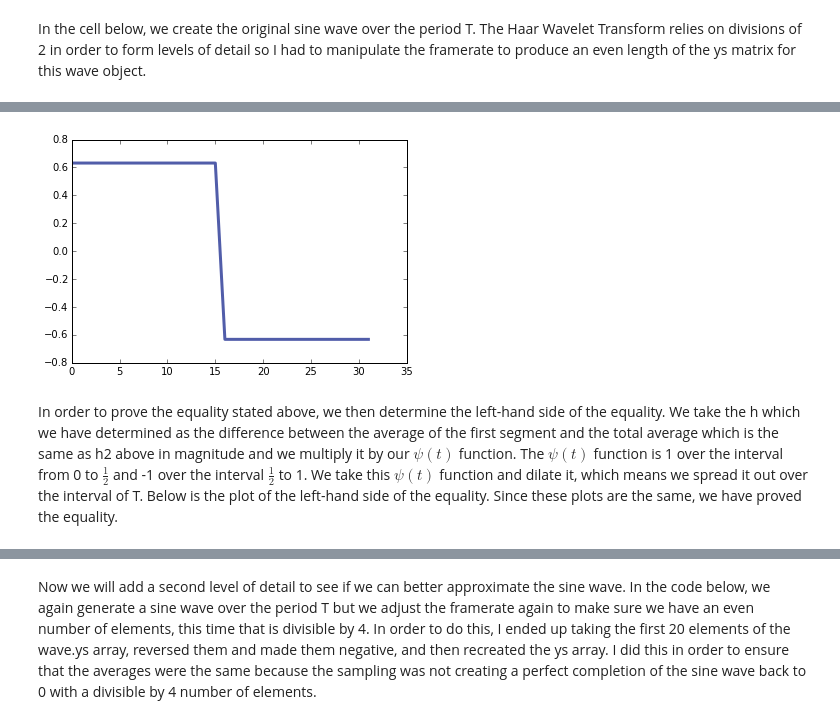
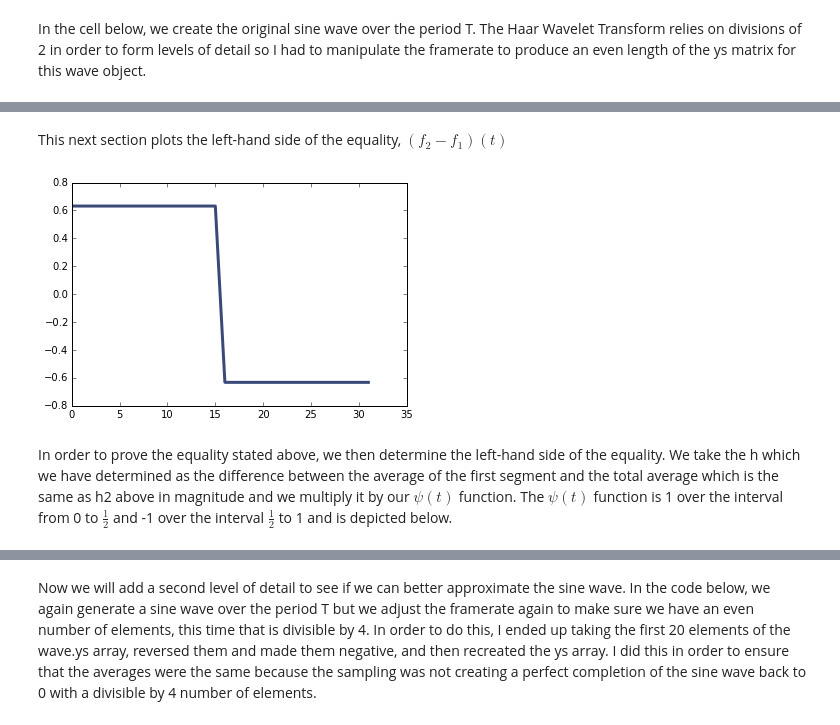
Before and after one commit to dinopants174/SigSys_Final_Project, a Jupyter notebook: ZG_Haar_Wavelet_Test.ipynb, the cells around one changed output, grey strips where cells are left out. Drawn from its saved outputs; the diff is of its cells as text; code cells hidden in the pictures.

```diff
--- a/ZG_Haar_Wavelet_Test.ipynb
+++ b/ZG_Haar_Wavelet_Test.ipynb
@@ -35,16 +40,18 @@ where h is the difference between the average over the interval 0 to $\frac{T}{2
+# %% [markdown]
+This next section plots the left-hand side of the equality, $(f_2 - f_1)(t)$
 # %%
 f1 = np.mean(wave.ys)  #f1(t)
 ys1 = wave.ys[0:len(wave.ys)/2]
 ys2 = wave.ys[len(wave.ys)/2:len(wave.ys)]
 f21 = np.mean(ys1)  #f2(t)
 f22 = np.mean(ys2)
 
 h = f21 - f1
 h2 = f22 - f1
 
-right = np.concatenate([h*np.ones(len(ys1)),  h2*np.ones(len(ys2))])
-thinkplot.plot(right) #f2(t) - f1(t)
+left = np.concatenate([h*np.ones(len(ys1)),  h2*np.ones(len(ys2))])
+thinkplot.plot(left) #f2(t) - f1(t)
 # %% [output]
-[figure, old version]
+[figure, new version]
 # %% [markdown]
-In order to prove the equality stated above, we then determine the left-hand side of the equality. We take the h which we have determined as the difference between the average of the first segment and the total average which is the same as h2 above in magnitude and we multiply it by our $\psi(t)$ function. The $\psi(t)$ function is 1 over the interval from 0 to $\frac{1}{2}$ and -1 over the interval $\frac{1}{2}$ to 1. We take this $\psi(t)$ function and dilate it, which means we spread it out over the interval of T. Below is the plot of the left-hand side of the equality. Since these plots are the same, we have proved the equality.
+In order to prove the equality stated above, we then determine the left-hand side of the equality. We take the h which we have determined as the difference between the average of the first segment and the total average which is the same as h2 above in magnitude and we multiply it by our $\psi(t)$ function. The $\psi(t)$ function is 1 over the interval from 0 to $\frac{1}{2}$ and -1 over the interval $\frac{1}{2}$ to 1 and is depicted below.
```
Also changed, not shown: parts of 17 cells of this notebook.
